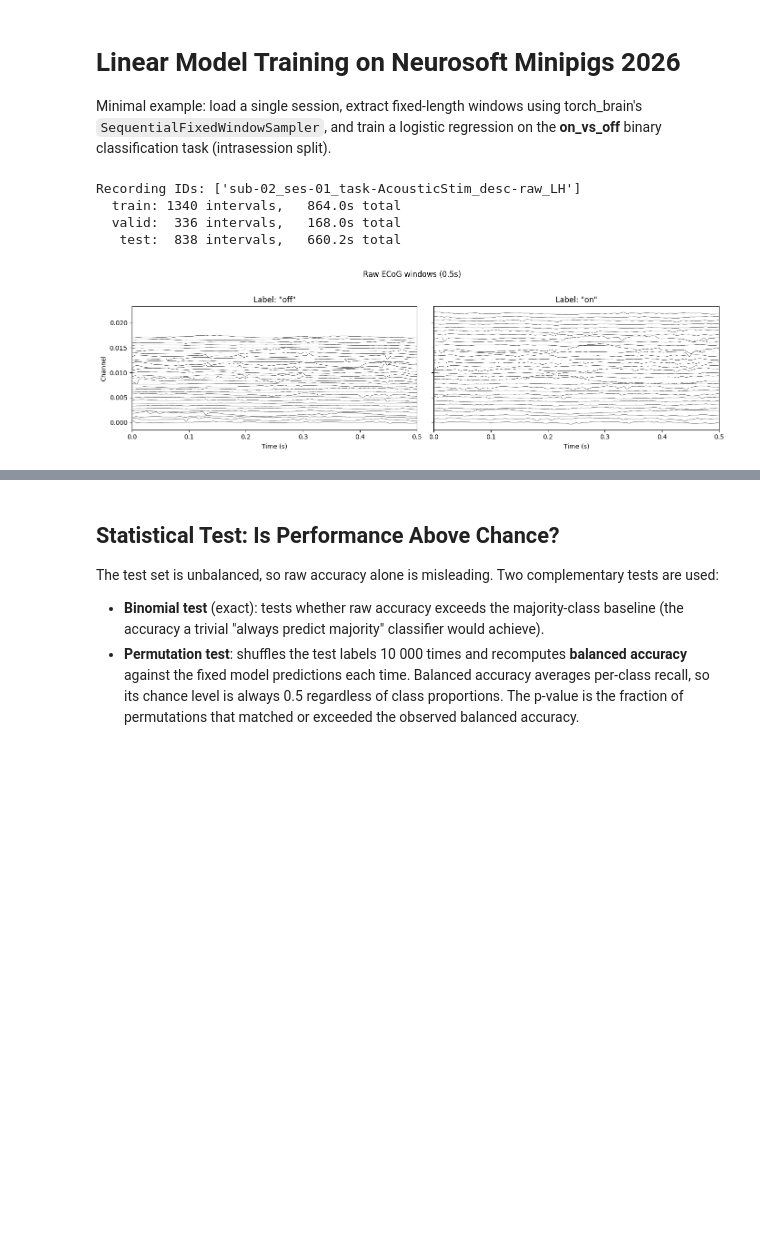
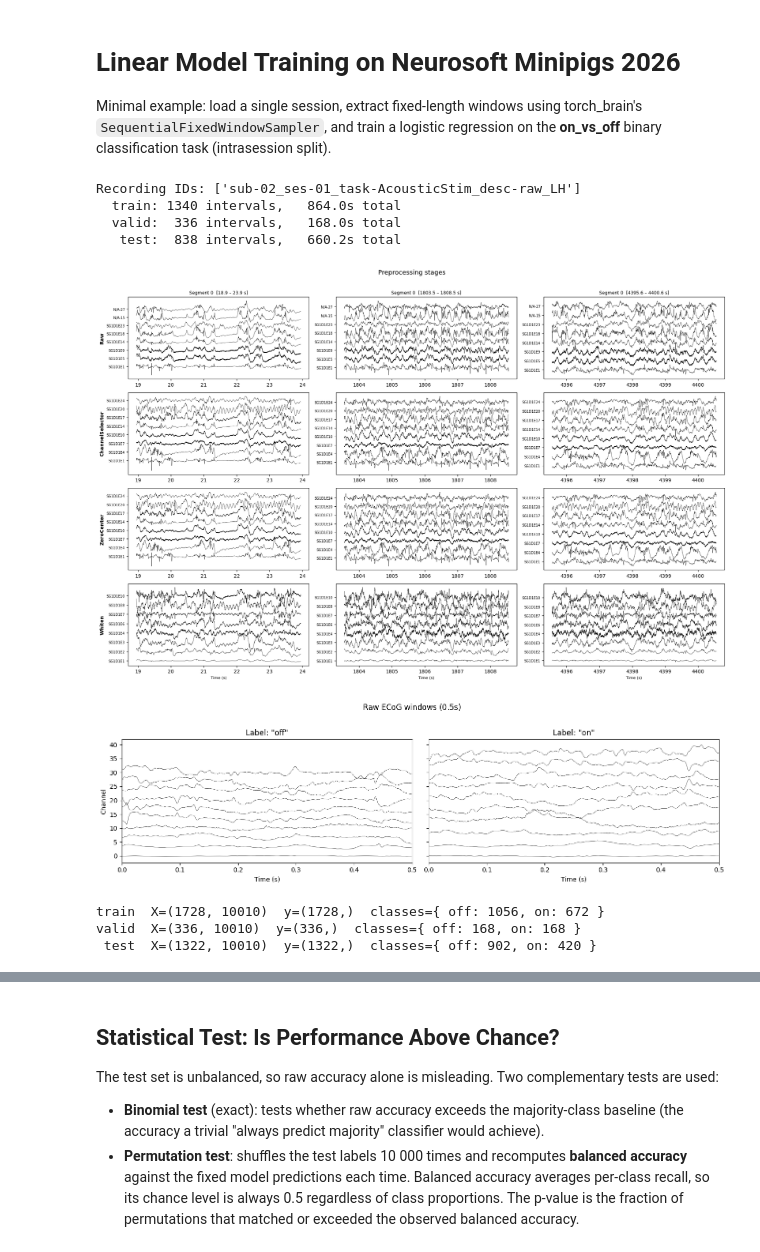
Before and after one commit to Neurosoft-Bioelectronics/auditorydecoding, a Jupyter notebook: notebooks/linear_training.ipynb, the cells around one changed output, grey strips where cells are left out. Cells and saved outputs as stored; diff of their text form; code cells hidden in the pictures; blank space fills up the shorter version.

```diff
--- a/notebooks/linear_training.ipynb
+++ b/notebooks/linear_training.ipynb
@@ -32,25 +38,32 @@ BALANCE_CLASSES = True
 # %%
 dataset = NeurosoftMinipigs2026(
     root=DATA_ROOT,
     recording_ids=[RECORDING_ID],
     fold_num=FOLD_NUM,
     split_type=SPLIT_TYPE,
     task_type=TASK_TYPE,
+    preprocessing=PreprocessingPipeline([
+        ChannelSelector(channel_types=["ecog"]),
+        ZeroCenter(),
+        Whiten(n_components=10),
+    ]),
 )
+dataset.preprocess(split="train", plot=True)
 
 print(f"Recording IDs: {dataset.recording_ids}")
 
 for split in ("train", "valid", "test"):
     intervals = dataset.get_sampling_intervals(split=split)
     for rid, iv in intervals.items():
         n = len(iv.start)
         dur = sum(iv.end - iv.start)
         print(f"  {split:>5s}: {n:4d} intervals, {dur:7.1f}s total")
 # %% [output]
 Recording IDs: ['sub-02_ses-01_task-AcousticStim_desc-raw_LH']
   train: 1340 intervals,   864.0s total
   valid:  336 intervals,   168.0s total
    test:  838 intervals,   660.2s total
+[figure, added]
 # %%
 train_intervals = dataset.get_sampling_intervals(split="train")
 rid = dataset.recording_ids[0]
@@ -84,5 +97,5 @@ fig.suptitle(f"Raw ECoG windows ({WINDOW_LENGTH}s)", y=1.02)
 fig.tight_layout()
 plt.show()
 # %% [output]
-[figure, old version]
+[figure, new version]
 # %%
@@ -113,28 +103,22 @@ def extract_features(signal, mode="mean", n_samples=None):
 # %%
-def extract_windows(
-    dataset,
-    split,
-    window_length,
-    label_field="on_vs_off_trials",
-    feature_mode="mean",
-    n_samples=None,
-):
-    """Iterate over all sampler windows and return (X, y) numpy arrays."""
-    intervals = dataset.get_sampling_intervals(split=split)
-    sampler = SequentialFixedWindowSampler(
-        sampling_intervals=intervals,
-        window_length=window_length,
-        drop_short=True,
-    )
+X_train, y_train = extract_windows(dataset, "train", WINDOW_LENGTH, feature_extractor=feature_extractor)
+X_valid, y_valid = extract_windows(dataset, "valid", WINDOW_LENGTH, feature_extractor=feature_extractor)
+X_test, y_test = extract_windows(dataset, "test", WINDOW_LENGTH, feature_extractor=feature_extractor)
 
-    X, y = [], []
-    for index in sampler:
-        sample = dataset[index]
-        features = extract_features(
-            sample.ecog.signal, mode=feature_mode, n_samples=n_samples
-        )
-        label = getattr(sample, label_field).behavior_labels[0]
-        X.append(features)
-        y.append(label)
+le = LabelEncoder().fit(y_train)
+y_train_enc = le.transform(y_train)
+y_valid_enc = le.transform(y_valid)
+y_test_enc = le.transform(y_test)
 
-    return np.stack(X), np.array(y)
+for name, X, y in [
+    ("train", X_train, y_train),
+    ("valid", X_valid, y_valid),
+    ("test", X_test, y_test),
+]:
+    unique, counts = np.unique(y, return_counts=True)
+    dist = ", ".join(f"{u}: {c}" for u, c in zip(unique, counts))
+    print(f"{name:>5s}  X={X.shape}  y={y.shape}  classes={{ {dist} }}")
+# %% [output]
+train  X=(1728, 10010)  y=(1728,)  classes={ off: 1056, on: 672 }
+valid  X=(336, 10010)  y=(336,)  classes={ off: 168, on: 168 }
+ test  X=(1322, 10010)  y=(1322,)  classes={ off: 902, on: 420 }
```
Also changed, not shown: parts of 9 cells of this notebook, 6 other files.
